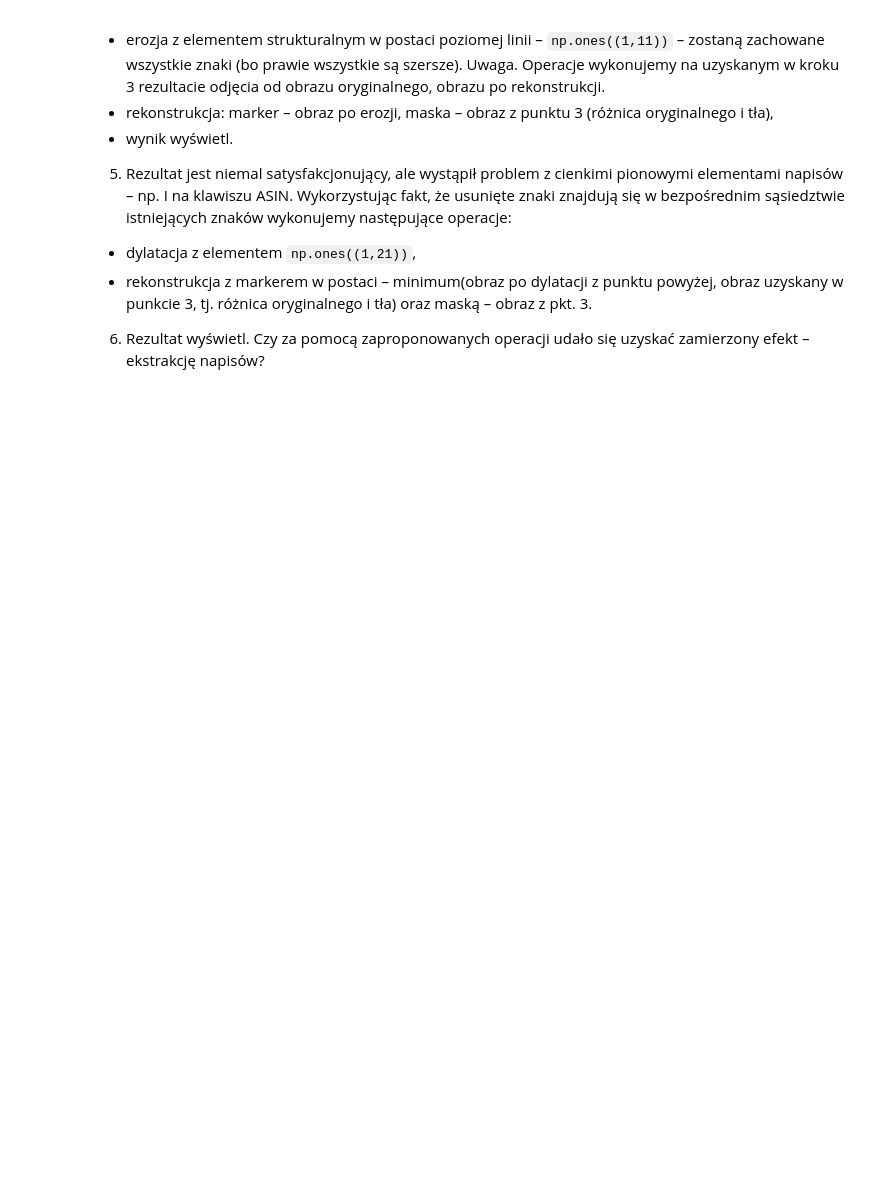
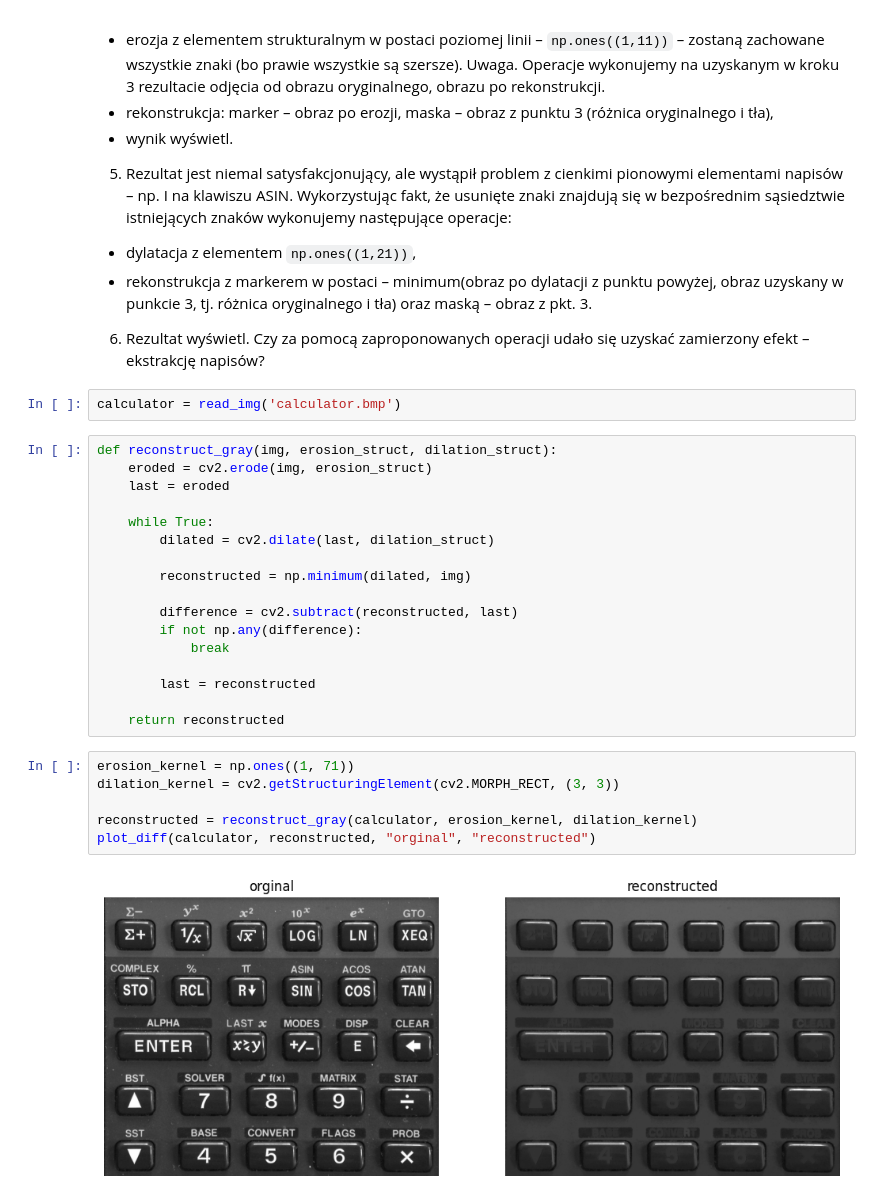
Before and after one commit to krudny/Image-processing, a Jupyter notebook: Lab7-morphology/10_morphology.ipynb, the cells around one changed output. Drawn from its saved outputs; the diff is of its cells as text; blank space fills up the shorter version.

```diff
--- a/Lab7-morphology/10_morphology.ipynb
+++ b/Lab7-morphology/10_morphology.ipynb
@@ -295,3 +342,30 @@ Wszystkie dotychczasowe operacje (oprócz transformacji trafi, nie trafi) mają
   - dylatacja z elementem `np.ones((1,21))`,
   - rekonstrukcja z markerem w postaci – minimum(obraz po dylatacji z punktu powyżej, obraz uzyskany w punkcie 3, tj. różnica oryginalnego i tła) oraz maską – obraz z pkt. 3.
 6. Rezultat wyświetl. Czy za pomocą zaproponowanych operacji udało się uzyskać zamierzony efekt – ekstrakcję napisów?
+# %%
+calculator = read_img('calculator.bmp')
+# %%
+def reconstruct_gray(img, erosion_struct, dilation_struct):
+    eroded = cv2.erode(img, erosion_struct)
+    last = eroded
+
+    while True:
+        dilated = cv2.dilate(last, dilation_struct)
+
+        reconstructed = np.minimum(dilated, img)
+
+        difference = cv2.subtract(reconstructed, last)
+        if not np.any(difference):
+            break
+
+        last = reconstructed
+
+    return reconstructed
+# %%
+erosion_kernel = np.ones((1, 71))
+dilation_kernel = cv2.getStructuringElement(cv2.MORPH_RECT, (3, 3))
+
+reconstructed = reconstruct_gray(calculator, erosion_kernel, dilation_kernel)
+plot_diff(calculator, reconstructed, "orginal", "reconstructed")
+# %% [output]
+[figure, added]
```
Also changed, not shown: parts of 8 cells of this notebook.
